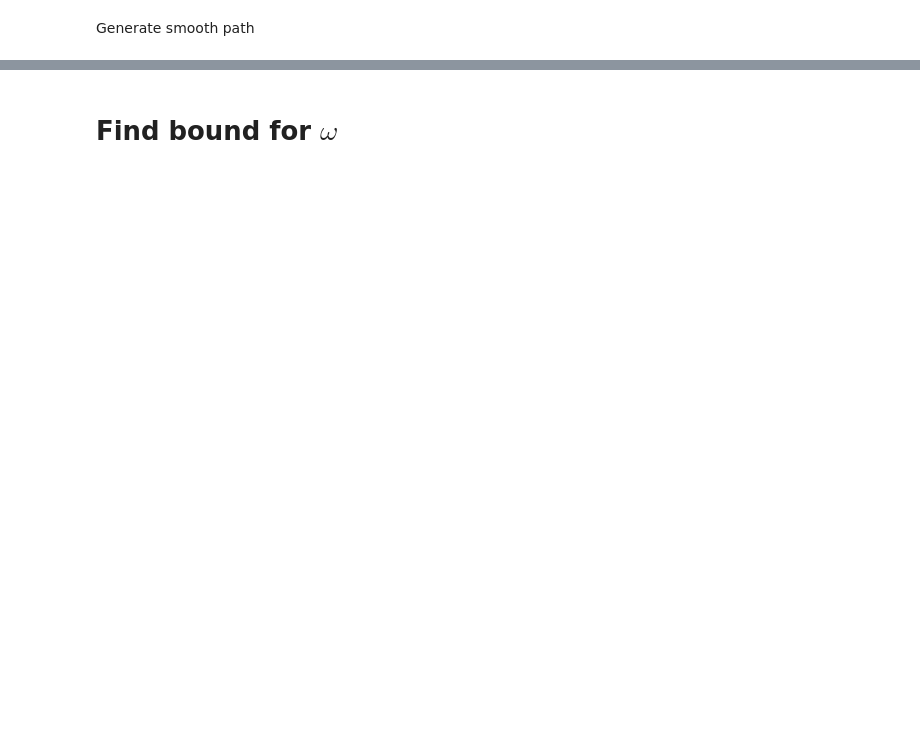
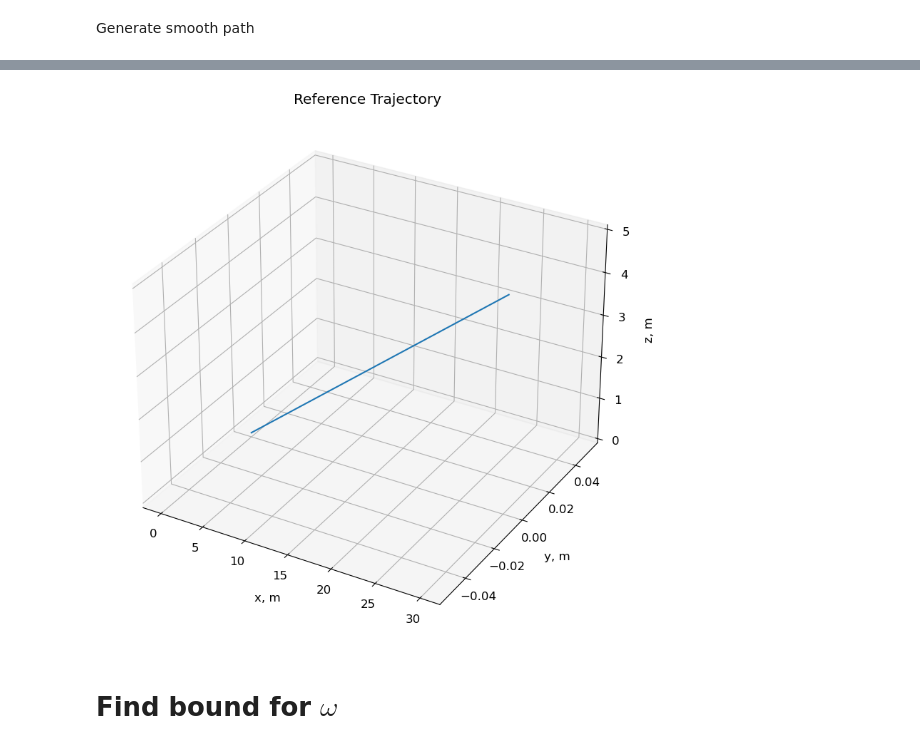
Before and after one commit to melodylylin/lie-dynamics, a Jupyter notebook: landing_example.ipynb, the cells around one changed output, grey strips where cells are left out. Drawn from its saved outputs; the diff is of its cells as text; code cells hidden in the pictures; blank space fills up the shorter version.

```diff
--- a/landing_example.ipynb
+++ b/landing_example.ipynb
@@ -44 +88,16 @@ ax.plot(x_land, y_land, z_land)
+# %%
+fig = plt.figure(figsize=(8,8))
+traj_x = compute_trajectory(ref_land['x'], ref_land['T'], poly_deg=poly_deg, deriv=0) # points
+traj_y = compute_trajectory(ref_land['y'], ref_land['T'], poly_deg=poly_deg, deriv=0)
+traj_z = compute_trajectory(ref_land['z'], ref_land['T'], poly_deg=poly_deg, deriv=0)
+ax = fig.add_subplot(111, projection="3d")
+ax.plot(ref_land["x"], ref_land["y"], ref_land["z"]);
+ax.set_xlabel('x, m', labelpad=10)
+ax.set_ylabel('y, m', labelpad=12)
+ax.set_zlabel('z, m', rotation=90, labelpad=8)
+ax.set_title('Reference Trajectory')
+plt.axis('auto')
+plt.tight_layout()
+# %% [output]
+[figure, added]
 # %%
```
Also changed, not shown: parts of 13 cells of this notebook, 7 other files.
